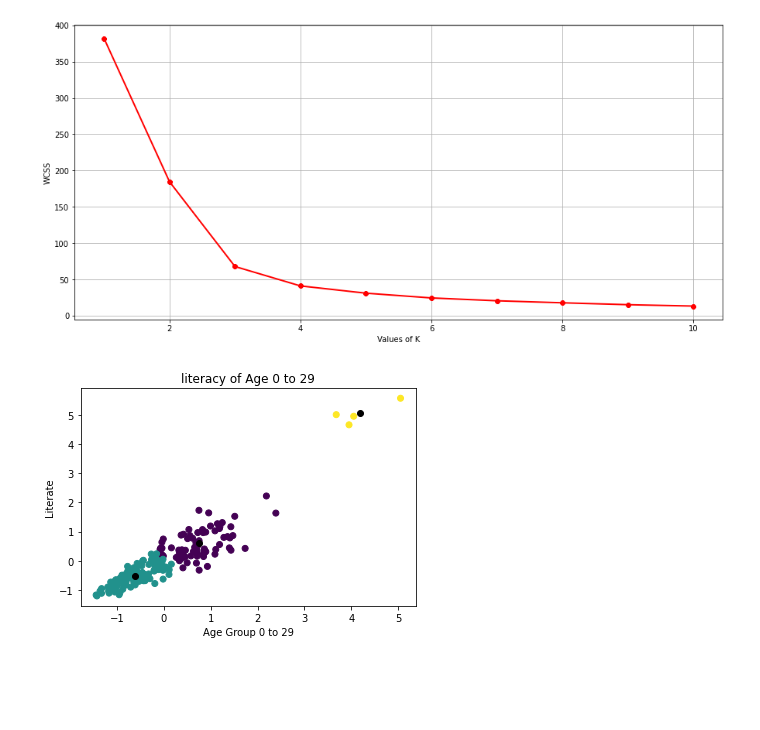
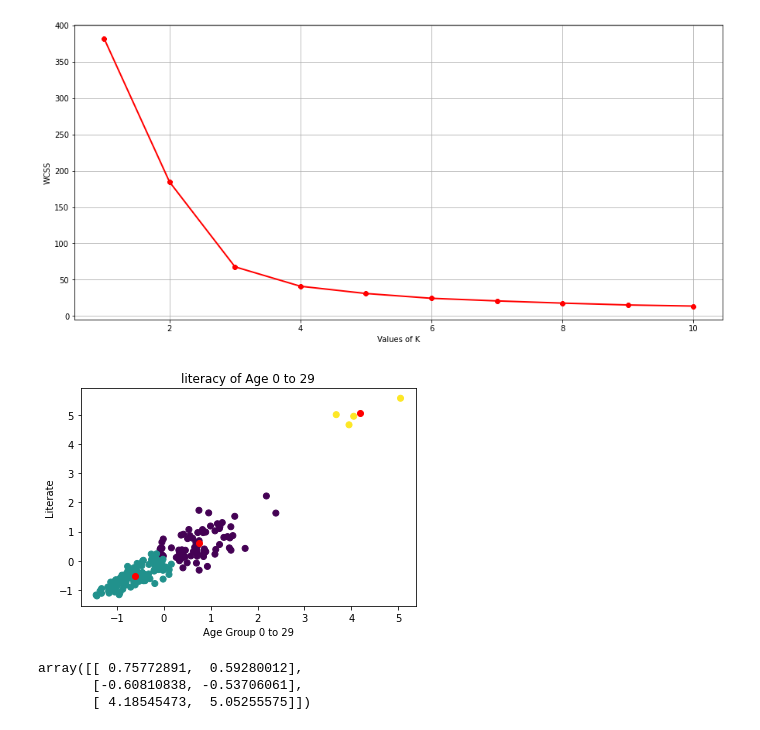
Before and after one commit to TheMonarch00/Ed-Tech-Market-Segmentation, a Jupyter notebook: MarketSegmentation.ipynb, the cells around one changed output. Saved outputs shown, nothing was run; the diff lists cells and outputs as text; code cells hidden in the pictures; blank space fills up the shorter version.

```diff
--- a/MarketSegmentation.ipynb
+++ b/MarketSegmentation.ipynb
@@ -361,9 +372,9 @@ X=segmentation.loc[:,["Urban_Households","Households_with_Computer"]].values
 from sklearn.cluster import KMeans
 wcss=[]
 for k in range(1,11):
-    kmeans=KMeans(n_clusters=k,init='k-means++')
-    kmeans.fit(X)
-    wcss.append(kmeans.inertia_)
+    kmeans2=KMeans(n_clusters=k,init='k-means++')
+    kmeans2.fit(X)
+    wcss.append(kmeans2.inertia_)
 plt.figure(figsize=(15,7))
 plt.grid()
 plt.plot(range(1,11),wcss,linewidth=2,color='red',marker="8")
@@ -373,6 +384,6 @@ plt.show()
 # %% [output]
 [figure]
 # %%
-kmeans=KMeans(n_clusters=3)
-data['label3']=kmeans.fit_predict(X)
+kmeans2=KMeans(n_clusters=3)
+data['label3']=kmeans2.fit_predict(X)
 # %%
@@ -389,9 +406,9 @@ X=segmentation.loc[:,["Age_Group_0_29","Literate"]].values
 from sklearn.cluster import KMeans
 wcss=[]
 for k in range(1,11):
-    kmeans=KMeans(n_clusters=k,init='k-means++')
-    kmeans.fit(X)
-    wcss.append(kmeans.inertia_)
+    kmeans3=KMeans(n_clusters=k,init='k-means++')
+    kmeans3.fit(X)
+    wcss.append(kmeans3.inertia_)
 plt.figure(figsize=(15,7))
 plt.grid()
 plt.plot(range(1,11),wcss,linewidth=2,color='red',marker="8")
@@ -401,17 +418,23 @@ plt.show()
 # %% [output]
 [figure]
 # %%
-kmeans=KMeans(n_clusters=3)
-data['label4']=kmeans.fit_predict(X)
+kmeans3=KMeans(n_clusters=3)
+data['label4']=kmeans3.fit_predict(X)
 # %%
-plt.scatter(X[:,0],X[:,1],c=kmeans.labels_)
-plt.scatter(kmeans.cluster_centers_[:,0],kmeans.cluster_centers_[:,1],color='black')
+plt.scatter(X[:,0],X[:,1],c=kmeans3.labels_)
+plt.scatter(kmeans3.cluster_centers_[:,0],kmeans3.cluster_centers_[:,1],color='red')
 plt.title('literacy of Age 0 to 29')
 plt.xlabel('Age Group 0 to 29')
 plt.ylabel('Literate')
 plt.show()
 # %% [output]
-[figure, old version]
+[figure, new version]
+# %%
+kmeans3.cluster_centers_
+# %% [output]
+array([[ 0.75772891,  0.59280012],
+       [-0.60810838, -0.53706061],
+       [ 4.18545473,  5.05255575]])
 # %%
 figure = px.scatter_3d(data,
                     color='label1',
```
Also changed, not shown: parts of 10 cells of this notebook.
